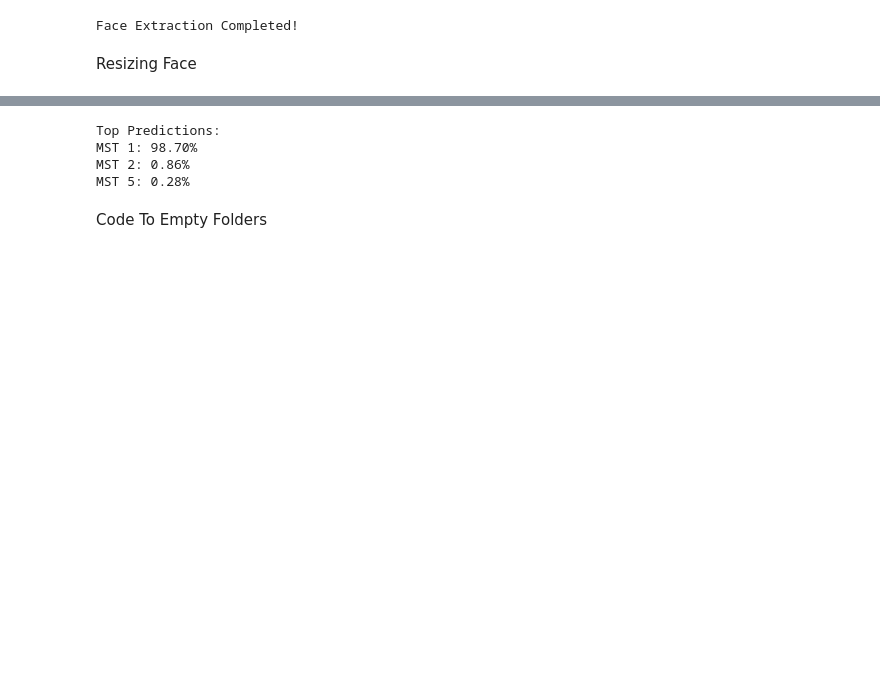
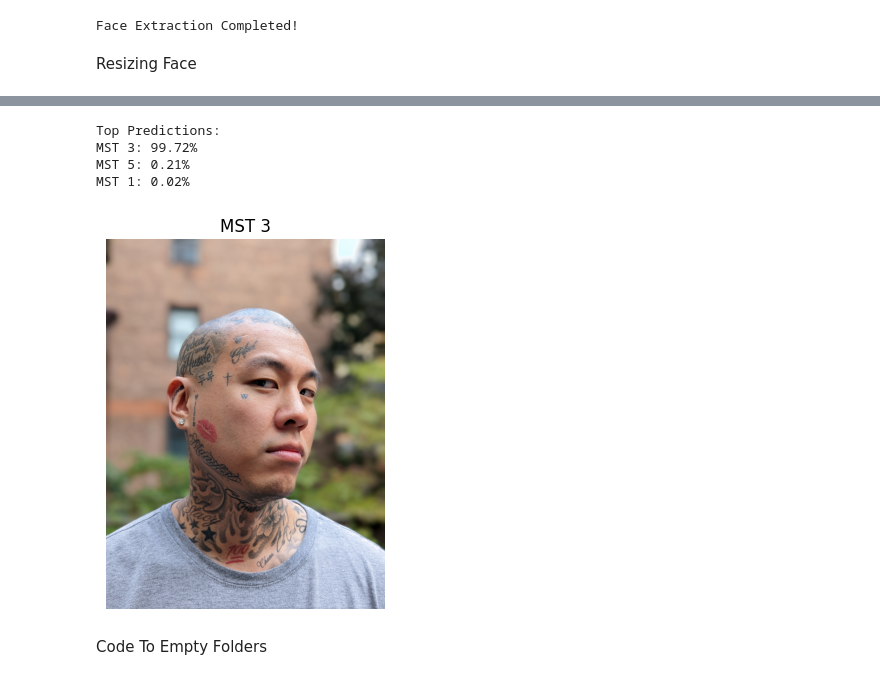
Before and after one commit to Danial-Ahmad10/BEE12C-Multiracial_Skin_Tone_Recognition-Danial, a Jupyter notebook: Test_Images.ipynb, the cells around one changed output, grey strips where cells are left out. Cells and saved outputs as stored; diff of their text form; code cells hidden in the pictures; blank space fills up the shorter version.

```diff
--- a/Test_Images.ipynb
+++ b/Test_Images.ipynb
@@ -122,3 +126,6 @@ SkinTone_model = load_model(folder_path)
+# %%
+folder_path = 'C:\\NUST\\7th Semester\\Computer Vision\\CV proj\\Skintone_Recognition_3.h5'
+SkinTone_model = load_model(folder_path)
 # %%
 def predict_random_image(model, folder_path):
     try:
@@ -143,6 +150,7 @@ def predict_random_image(model, folder_path):
 
 if __name__ == "__main__":
 
-    folder_path = 'E:\\University\\FYP Stuff\\Dataset\\mst-e_data\\A_testing\\face_resized'
+    # folder_path = 'E:\\University\\FYP Stuff\\Dataset\\mst-e_data\\A_testing\\face_resized'
+    folder_path = 'C:\\NUST\\7th Semester\\Computer Vision\\CV proj\\test_input\\face_resized'
     predictions = predict_random_image(SkinTone_model, folder_path)
 # %% [output]
@@ -150,23 +158,36 @@ if __name__ == "__main__":
 # %%
+# source_directory = 'E:\\University\\FYP Stuff\\Dataset\\mst-e_data\\A_testing\\input_image'
+source_directory = 'C:\\NUST\\7th Semester\\Computer Vision\\CV proj\\test_input\\input_image'
+files = os.listdir(source_directory)
+image_path = os.path.join(source_directory, files[0])
+image = cv2.imread(image_path)
+image = cv2.cvtColor(image, cv2.COLOR_BGR2RGB)
+
 if predictions is not None:
 
         top_classes = 3  # Top predicted classes that will be shown
         top_predictions = np.argsort(predictions[0])[-top_classes:][::-1]
         top_probabilities = predictions[0][top_predictions]
 
         # Get class labels (Replace with your actual class labels)
         class_labels = ['MST 1', 'MST 2', 'MST 3', 'MST 4', 'MST 5', 'MST 6', 'MST 7', 'MST 8', 'MST 9', 'MST 10']
 
         # Display predictions
         print("Top Predictions:")
         for i in range(len(top_predictions)):
             class_label = class_labels[top_predictions[i]] if top_predictions[i] < len(class_labels) else f'MST {top_predictions[i]}'
             print(f"{class_label}: {top_probabilities[i]*100:.2f}%")
+
+plt.imshow(image)
+plt.title(f'MST {top_predictions[0] + 1}')
+plt.axis('off')
+plt.show()
 # %% [output]
 Top Predictions:
-MST 1: 98.70%
-MST 2: 0.86%
-MST 5: 0.28%
+MST 3: 99.72%
+MST 5: 0.21%
+MST 1: 0.02%
+[figure, added]
 # %% [markdown]
 Code To Empty Folders
 # %%
```
Also changed, not shown: parts of 5 cells of this notebook.
